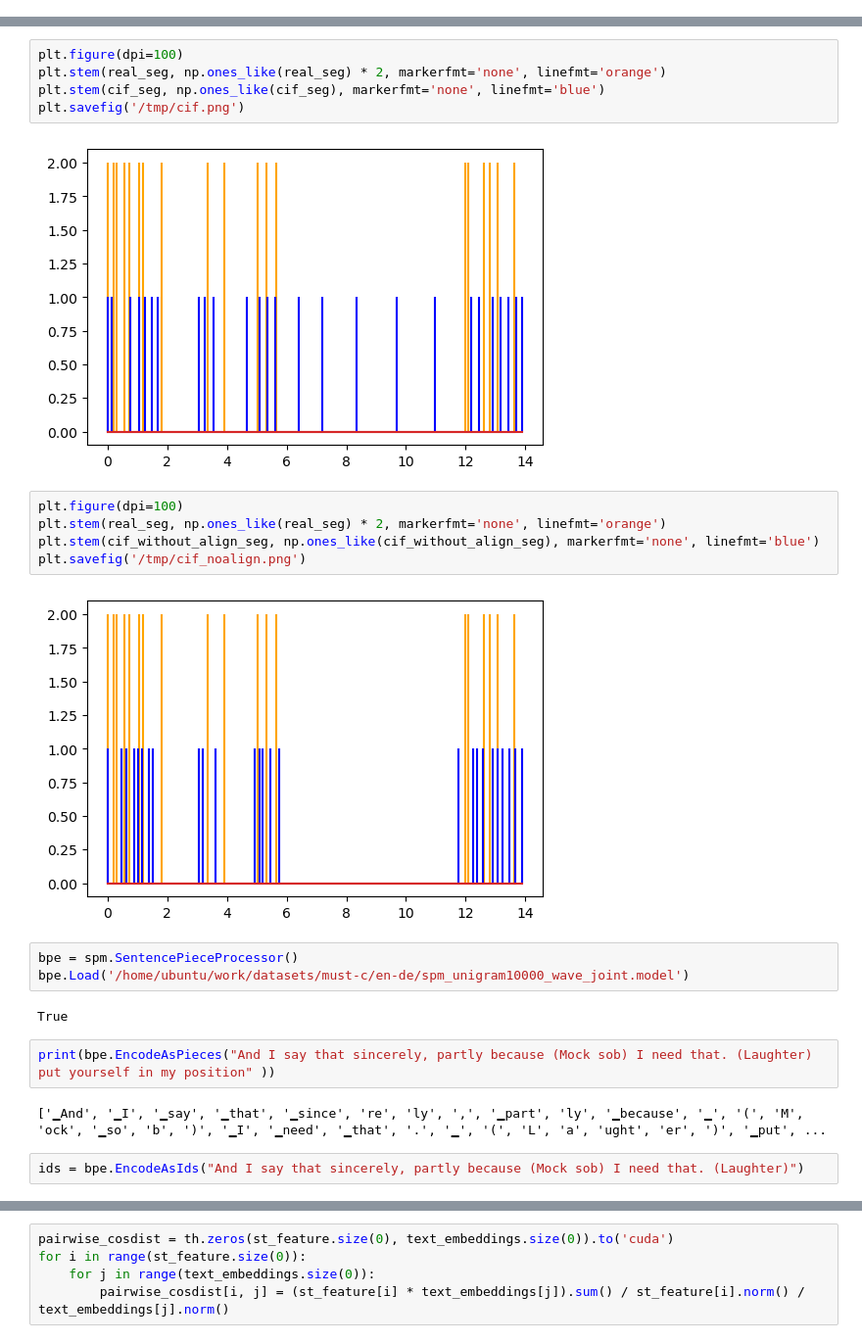
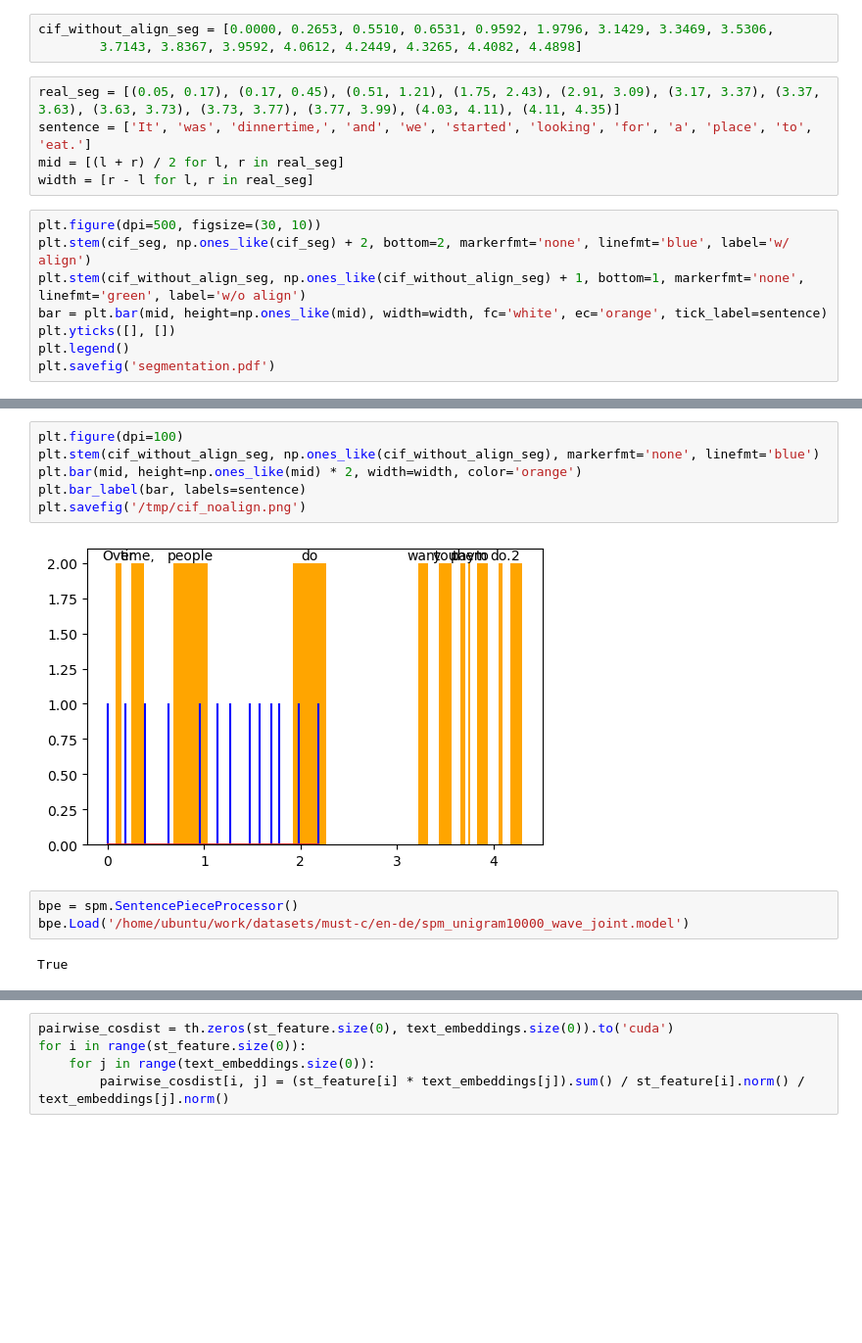
Before and after one commit to owaski/Chimera-ST, a Jupyter notebook: cs291k/analysis/align.ipynb, the cells around one changed output, grey strips where cells are left out. Shown at 98% size. Cells and saved outputs as stored; diff of their text form; blank space fills up the shorter version.

```diff
--- a/cs291k/analysis/align.ipynb
+++ b/cs291k/analysis/align.ipynb
@@ -19,0 +11,16 @@ real_seg = [0., 0.2, 0.3, 0.55, 0.73, 1.06, 1.19, 1.81, 3.36, 3.92, 5.04, 5.31,
+# %%
+cif_without_align_seg = [0.0000, 0.2653, 0.5510, 0.6531, 0.9592, 1.9796, 3.1429, 3.3469, 3.5306,
+        3.7143, 3.8367, 3.9592, 4.0612, 4.2449, 4.3265, 4.4082, 4.4898]
+# %%
+real_seg = [(0.05, 0.17), (0.17, 0.45), (0.51, 1.21), (1.75, 2.43), (2.91, 3.09), (3.17, 3.37), (3.37, 3.63), (3.63, 3.73), (3.73, 3.77), (3.77, 3.99), (4.03, 4.11), (4.11, 4.35)]
+sentence = ['It', 'was', 'dinnertime,', 'and', 'we', 'started', 'looking', 'for', 'a', 'place', 'to', 'eat.']
+mid = [(l + r) / 2 for l, r in real_seg]
+width = [r - l for l, r in real_seg]
+# %%
+plt.figure(dpi=500, figsize=(30, 10))
+plt.stem(cif_seg, np.ones_like(cif_seg) + 2, bottom=2, markerfmt='none', linefmt='blue', label='w/ align')
+plt.stem(cif_without_align_seg, np.ones_like(cif_without_align_seg) + 1, bottom=1, markerfmt='none', linefmt='green', label='w/o align')
+bar = plt.bar(mid, height=np.ones_like(mid), width=width, fc='white', ec='orange', tick_label=sentence)
+plt.yticks([], [])
+plt.legend()
+plt.savefig('segmentation.pdf')
@@ -20,26 +29,14 @@ real_seg = [0., 0.2, 0.3, 0.55, 0.73, 1.06, 1.19, 1.81, 3.36, 3.92, 5.04, 5.31,
 # %%
 plt.figure(dpi=100)
-plt.stem(real_seg, np.ones_like(real_seg) * 2, markerfmt='none', linefmt='orange')
-plt.stem(cif_seg, np.ones_like(cif_seg), markerfmt='none', linefmt='blue')
-plt.savefig('/tmp/cif.png')
+plt.stem(cif_without_align_seg, np.ones_like(cif_without_align_seg), markerfmt='none', linefmt='blue')
+plt.bar(mid, height=np.ones_like(mid) * 2, width=width, color='orange')
+plt.bar_label(bar, labels=sentence)
+plt.savefig('/tmp/cif_noalign.png')
 # %% [output]
-[figure, old version]
+[figure, new version]
-# %%
-plt.figure(dpi=100)
-plt.stem(real_seg, np.ones_like(real_seg) * 2, markerfmt='none', linefmt='orange')
-plt.stem(cif_without_align_seg, np.ones_like(cif_without_align_seg), markerfmt='none', linefmt='blue')
-plt.savefig('/tmp/cif_noalign.png')
-# %% [output]
-[figure, removed]
 # %%
 bpe = spm.SentencePieceProcessor()
 bpe.Load('/home/ubuntu/work/datasets/must-c/en-de/spm_unigram10000_wave_joint.model')
 # %% [output]
 True
-# %%
-print(bpe.EncodeAsPieces("And I say that sincerely, partly because (Mock sob) I need that. (Laughter) put yourself in my position" ))
-# %% [output]
-['▁And', '▁I', '▁say', '▁that', '▁since', 're', 'ly', ',', '▁part', 'ly', '▁because', '▁', '(', 'M', 'ock', '▁so', 'b', ')', '▁I', '▁need', '▁that', '.', '▁', '(', 'L', 'a', 'ught', 'er', ')', '▁put', ...
-# %%
-ids = bpe.EncodeAsIds("And I say that sincerely, partly because (Mock sob) I need that. (Laughter)")
 # %%
```
Also changed, not shown: parts of 22 cells of this notebook, 17 other files.
